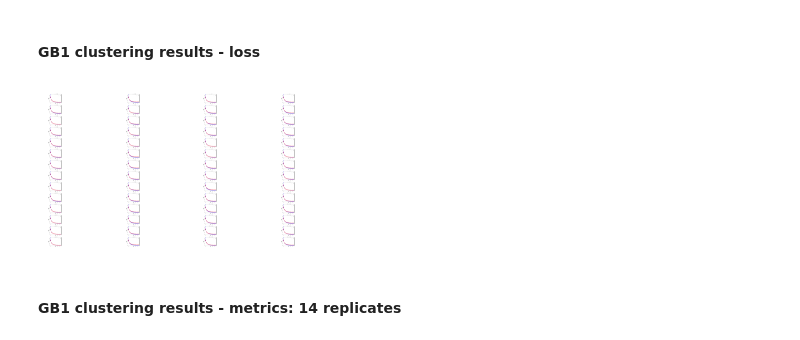
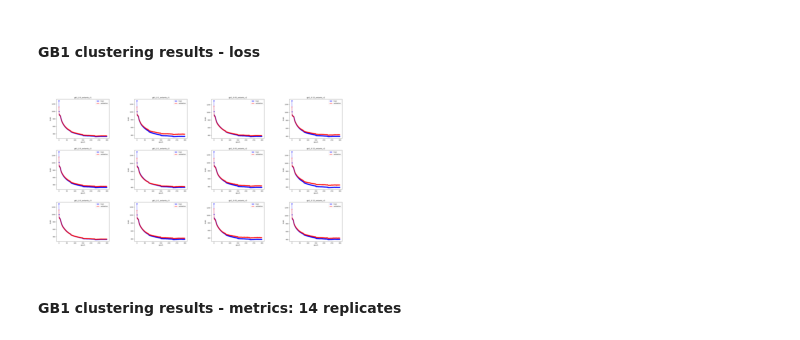
Before and after one commit to SebPorras/MAP_VAE, a Jupyter notebook: notebooks/sampling_ancestors.ipynb, the cells around one changed output. Saved outputs shown, nothing was run; the diff lists cells and outputs as text; code cells hidden in the pictures.

```diff
--- a/notebooks/sampling_ancestors.ipynb
+++ b/notebooks/sampling_ancestors.ipynb
@@ -99,7 +38,7 @@ def plot_clustering_loss(file_path, figure_name, rows, columns, max_reps: int =
 
             # sampled.append(to_show)
 
-            image_path = dirs[col] + f"{groups[col]}_extants_r{row}/loss.png"
+            image_path = dirs[col] + f"{groups[col]}_r{row}/loss.png"
 
             # Load and display the image
             img = Image.open(image_path)
@@ -167,7 +106,7 @@ def combine_clustering_replicates(file_path, max_reps: int = 15):
     df_list = []
     for r in range(1, max_reps + 1):
         for g, group in enumerate(groups):
-            file = f"{file_path + groups[g]}/{groups[g]}_extants_r{r}/zero_shot_all_variants_final_metrics.csv"
+            file = f"{file_path + groups[g]}/{groups[g]}_r{r}/zero_shot_all_variants_final_metrics.csv"
             df_list.append(pd.read_csv(file))
 
     # #all_data = pd.read_csv("gb1_cluster_sampling_results.csv")
@@ -367,11 +306,12 @@ for p in extant_proportions:
 #### GB1 clustering results - loss
 # %%
 gb1_file_path = "/Users/sebs_mac/uni_OneDrive/honours/data/seb_clustering_results/gb1_seb_clusters/"
+#gb1_file_path = "/Users/sebs_mac/reweighting/gb1/clustering/"
 figure_name = "gb1_cluster_loss.png"
 
-plot_clustering_loss(gb1_file_path, figure_name, columns=4, rows=14)
+plot_clustering_loss(gb1_file_path, figure_name, columns=4, rows=3)
 # %% [output]
-[figure, old version]
+[figure, new version]
 # %% [markdown]
 #### GB1 clustering results - metrics: 14 replicates
 # %%
```
Also changed, not shown: parts of 33 cells of this notebook, 9 other files.
